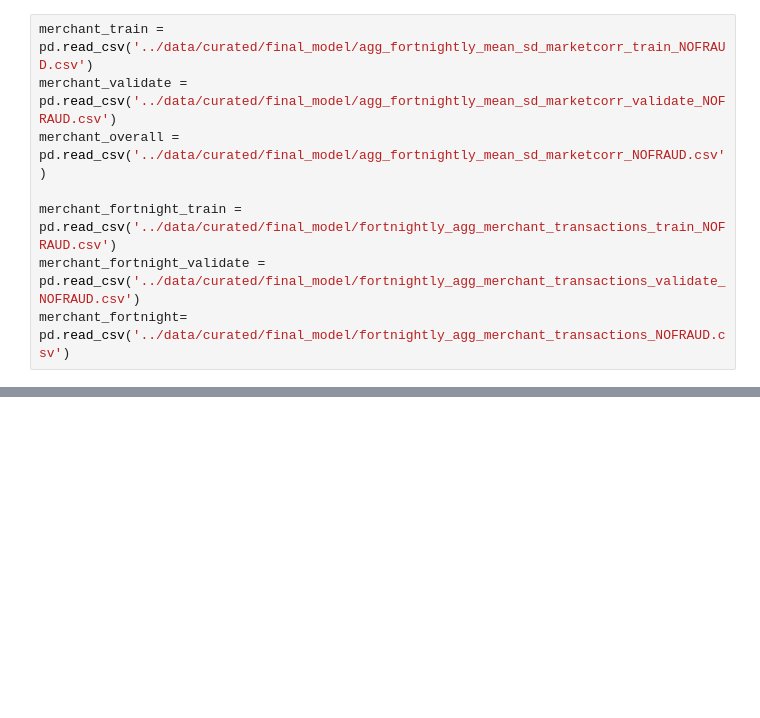
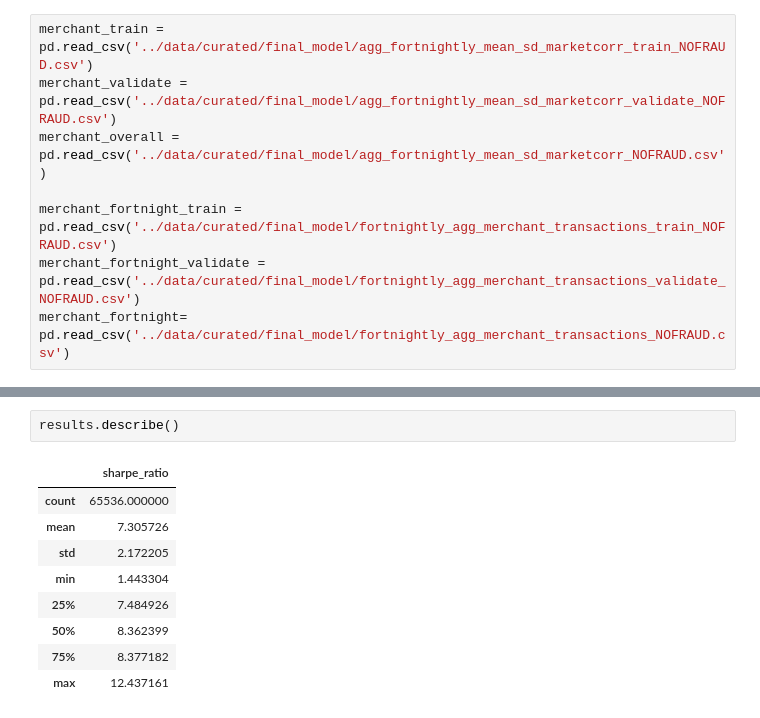
Before and after one commit to TGChenZP/MAST30034-A2_GroupWork_Py, a Jupyter notebook: notebooks/R_10 final_model.ipynb, the cells around one changed output, grey strips where cells are left out. Cells and saved outputs as stored; diff of their text form; blank space fills up the shorter version.

```diff
--- a/notebooks/R_10 final_model.ipynb
+++ b/notebooks/R_10 final_model.ipynb
@@ -193,0 +596,12 @@ test.to_csv('../data/curated/final_model/3_vars.csv', index=False)
+# %%
+results.describe()
+# %% [output]
+|  | sharpe_ratio |
+| count | 65536.000000 |
+| mean | 7.305726 |
+| std | 2.172205 |
+| min | 1.443304 |
+| 25% | 7.484926 |
+| 50% | 8.362399 |
+| 75% | 8.377182 |
+| max | 12.437161 |
```
Also changed, not shown: parts of 60 cells of this notebook.
